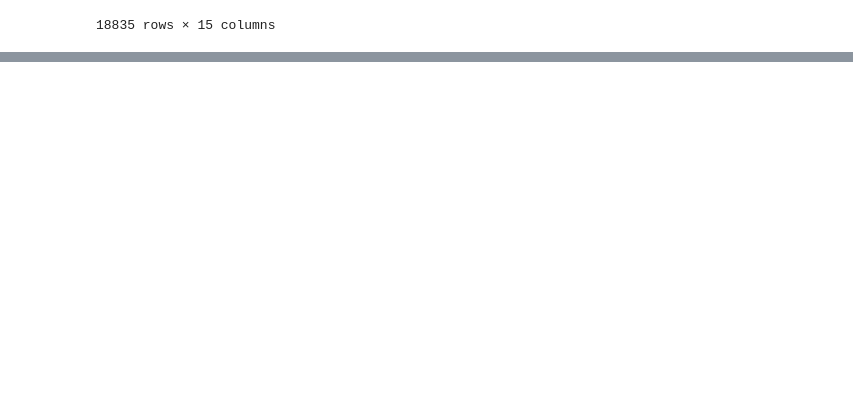
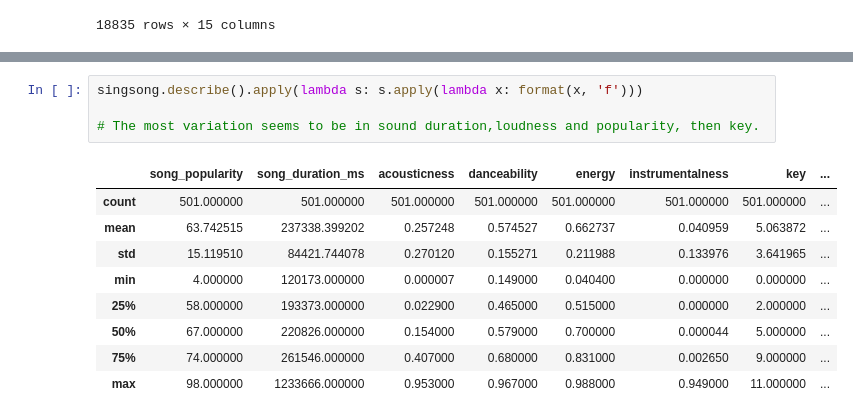
Before and after one commit to ubco-W2022T2-data301/project-group-group48, a Jupyter notebook: analysis/analysis1.ipynb, the cells around one changed output, grey strips where cells are left out. Cells and saved outputs as stored; diff of their text form; blank space fills up the shorter version.

```diff
--- a/analysis/analysis1.ipynb
+++ b/analysis/analysis1.ipynb
@@ -48,0 +96,14 @@ singsong
+# %%
+singsong.describe().apply(lambda s: s.apply(lambda x: format(x, 'f')))
+
+# The most variation seems to be in sound duration,loudness and popularity, then key.
+# %% [output]
+|  | song_popularity | song_duration_ms | acousticness | danceability | energy | instrumentalness | key | ... |
+| count | 501.000000 | 501.000000 | 501.000000 | 501.000000 | 501.000000 | 501.000000 | 501.000000 | ... |
+| mean | 63.742515 | 237338.399202 | 0.257248 | 0.574527 | 0.662737 | 0.040959 | 5.063872 | ... |
+| std | 15.119510 | 84421.744078 | 0.270120 | 0.155271 | 0.211988 | 0.133976 | 3.641965 | ... |
+| min | 4.000000 | 120173.000000 | 0.000007 | 0.149000 | 0.040400 | 0.000000 | 0.000000 | ... |
+| 25% | 58.000000 | 193373.000000 | 0.022900 | 0.465000 | 0.515000 | 0.000000 | 2.000000 | ... |
+| 50% | 67.000000 | 220826.000000 | 0.154000 | 0.579000 | 0.700000 | 0.000044 | 5.000000 | ... |
+| 75% | 74.000000 | 261546.000000 | 0.407000 | 0.680000 | 0.831000 | 0.002650 | 9.000000 | ... |
+| max | 98.000000 | 1233666.000000 | 0.953000 | 0.967000 | 0.988000 | 0.949000 | 11.000000 | ... |
```
Also changed, not shown: parts of 22 cells of this notebook.
